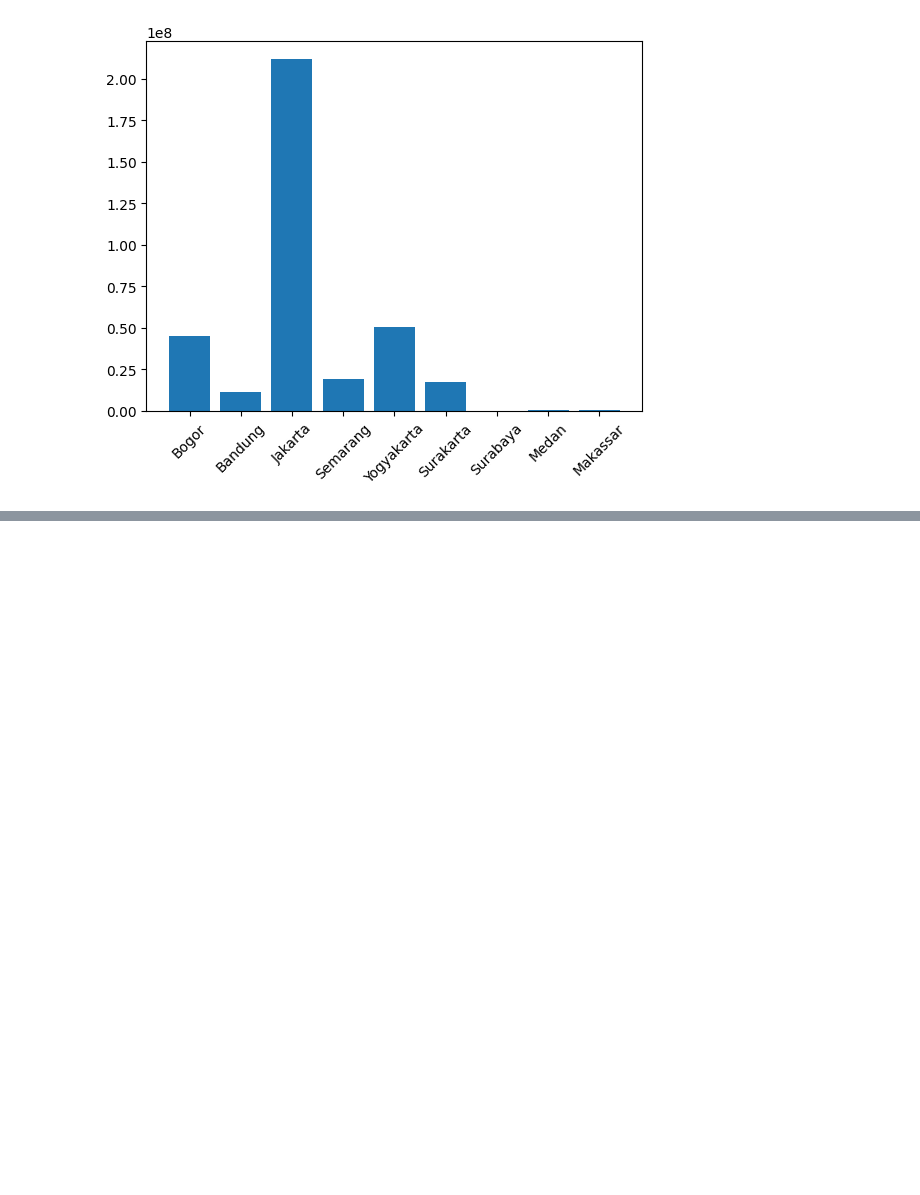
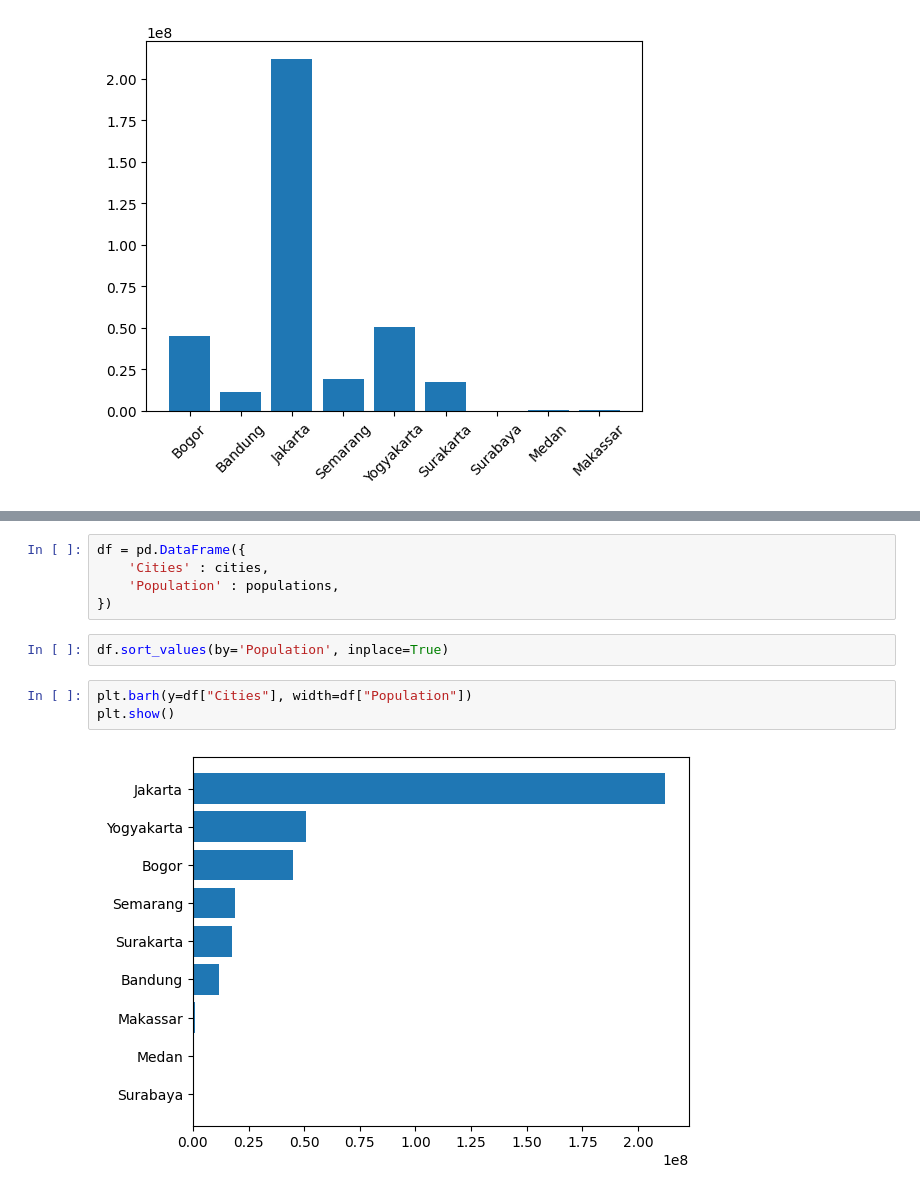
Before and after one commit to Bayhaqieee/AI, a Jupyter notebook: Bangkit/Data Analysis/data_visualization.ipynb, the cells around one changed output, grey strips where cells are left out. Cells and saved outputs as stored; diff of their text form; blank space fills up the shorter version.

```diff
--- a/Bangkit/Data Analysis/data_visualization.ipynb
+++ b/Bangkit/Data Analysis/data_visualization.ipynb
@@ -19,0 +26,12 @@ plt.show()
+# %%
+df = pd.DataFrame({
+    'Cities' : cities,
+    'Population' : populations,
+})
+# %%
+df.sort_values(by='Population', inplace=True)
+# %%
+plt.barh(y=df["Cities"], width=df["Population"])
+plt.show()
+# %% [output]
+[figure, added]
```
Also changed, not shown: parts of 3 cells of this notebook.
